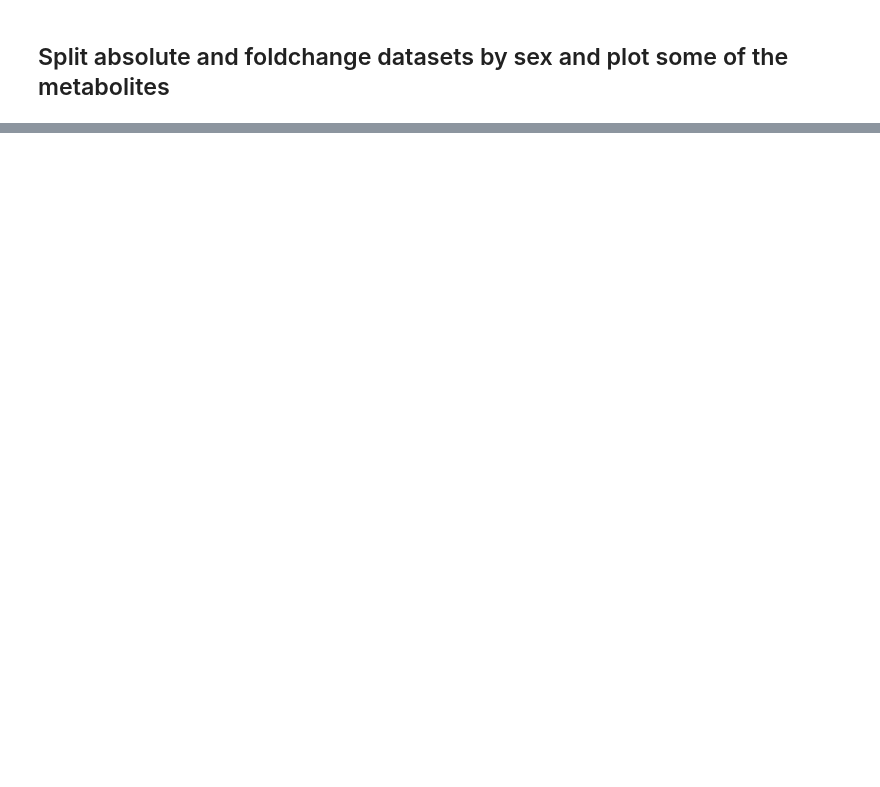
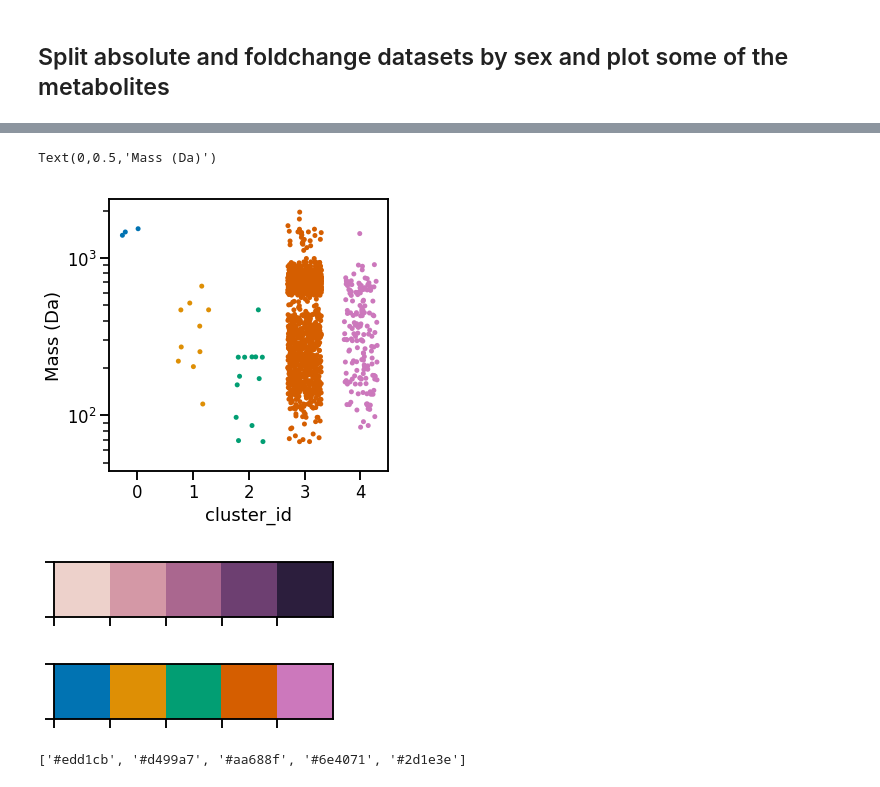
Before and after one commit to jzlab/ml_RIPC, a Jupyter notebook: notebooks/timeseries_by_cluster_grouping.ipynb, the cells around one changed output, grey strips where cells are left out. Saved outputs shown, nothing was run; the diff lists cells and outputs as text; code cells hidden in the pictures; blank space fills up the shorter version.

```diff
--- a/notebooks/timeseries_by_cluster_grouping.ipynb
+++ b/notebooks/timeseries_by_cluster_grouping.ipynb
@@ -156,0 +192,4 @@ fig.savefig('../viz/cluster_groups/mass_by_group.png',dpi=300)
+# %%
+d = clust_df[['Molecular_Weight','cluster_id']]
+d['unity'] = 1
+d.head()
@@ -156,0 +208,39 @@ fig.savefig('../viz/cluster_groups/mass_by_group.png',dpi=300)
+# %%
+sns.set_context('talk')
+groups = fc_subset.cluster_id.drop_duplicates().values
+num_groups = len(groups)
+fig,ax = plt.subplots(1,1,figsize=(5,5),sharey=True)
+
+# ax = axs
+
+# g = sns.FacetGrid(data=d,col='cluster_id')
+sns.stripplot(x='cluster_id',y='Molecular_Weight',data=d,jitter=0.3,ax=ax,
+              palette='colorblind',
+             )
+#     g = sns.stripplot(y='Molecular_Weight',data=clust_df.query('cluster_id == {}'.format(clust_id)),
+#                       jitter=0.4,ax=ax)
+#     # g.axes.yaxis.set_minor_locator(tkr.LogLocator(base=10, subs='all'))
+#     # g.axes.yaxis.set_minor_formatter(tkr.NullFormatter())
+ax.set_yscale('log')
+#     ax.set_xlabel('')
+ax.set_ylabel('Mass (Da)')
+#     ax.set_xticks([])
+
+
+# fig.tight_layout()
+# %% [output]
+Text(0,0.5,'Mass (Da)')
+[figure, added]
+# %%
+num_shades = 5
+sns.palplot(sns.cubehelix_palette(num_shades))
+# %% [output]
+[figure, added]
+# %%
+sns.palplot(sns.palettes.color_palette('colorblind',n_colors=5))
+# %% [output]
+[figure, added]
+# %%
+sns.cubehelix_palette(num_shades).as_hex()
+# %% [output]
+['#edd1cb', '#d499a7', '#aa688f', '#6e4071', '#2d1e3e']
```
Also changed, not shown: parts of 12 cells of this notebook, 5 other files.
